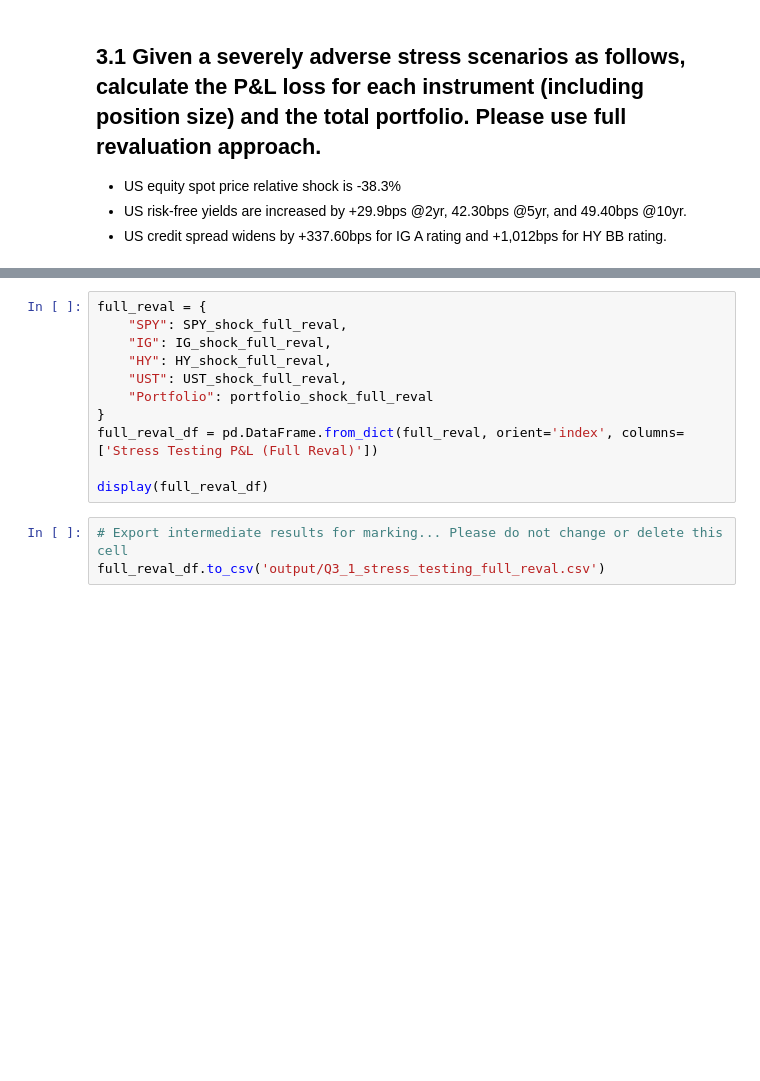
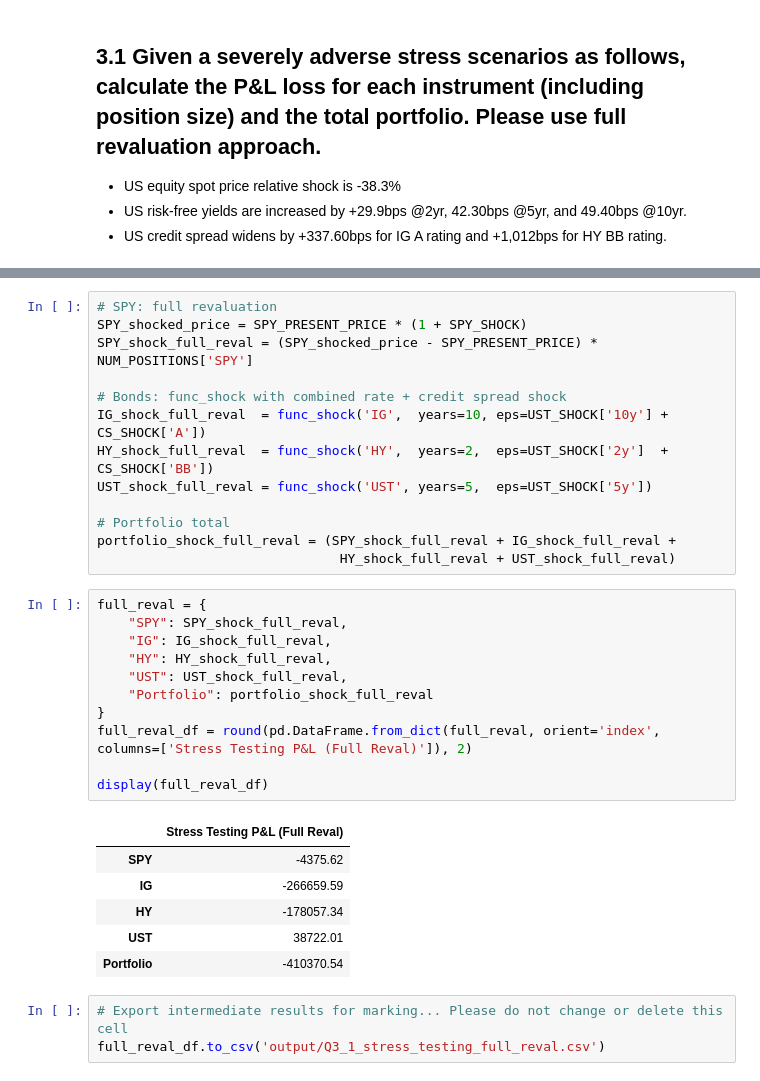
Before and after one commit to Thismv/Market-Risk-VaR-ES-Stress-Test, a Jupyter notebook: MR_starter.ipynb, the cells around one changed output, grey strips where cells are left out. Drawn from its saved outputs; the diff is of its cells as text; blank space fills up the shorter version.

```diff
--- a/MR_starter.ipynb
+++ b/MR_starter.ipynb
@@ -461,14 +520,34 @@ expected_shortfall_df.to_csv('output/Q2_3_expected_shortfall.csv')
+# %%
+# SPY: full revaluation
+SPY_shocked_price = SPY_PRESENT_PRICE * (1 + SPY_SHOCK)
+SPY_shock_full_reval = (SPY_shocked_price - SPY_PRESENT_PRICE) * NUM_POSITIONS['SPY']
+
+# Bonds: func_shock with combined rate + credit spread shock
+IG_shock_full_reval  = func_shock('IG',  years=10, eps=UST_SHOCK['10y'] + CS_SHOCK['A'])
+HY_shock_full_reval  = func_shock('HY',  years=2,  eps=UST_SHOCK['2y']  + CS_SHOCK['BB'])
+UST_shock_full_reval = func_shock('UST', years=5,  eps=UST_SHOCK['5y'])
+
+# Portfolio total
+portfolio_shock_full_reval = (SPY_shock_full_reval + IG_shock_full_reval +
+                               HY_shock_full_reval + UST_shock_full_reval)
 # %%
 full_reval = {
     "SPY": SPY_shock_full_reval,
     "IG": IG_shock_full_reval,
     "HY": HY_shock_full_reval,
     "UST": UST_shock_full_reval,
     "Portfolio": portfolio_shock_full_reval
 }
-full_reval_df = pd.DataFrame.from_dict(full_reval, orient='index', columns=['Stress Testing P&L (Full Reval)'])
+full_reval_df = round(pd.DataFrame.from_dict(full_reval, orient='index', columns=['Stress Testing P&L (Full Reval)']), 2)
 
 display(full_reval_df)
+# %% [output]
+|  | Stress Testing P&L (Full Reval) |
+| SPY | -4375.62 |
+| IG | -266659.59 |
+| HY | -178057.34 |
+| UST | 38722.01 |
+| Portfolio | -410370.54 |
 # %%
 # Export intermediate results for marking... Please do not change or delete this cell
 full_reval_df.to_csv('output/Q3_1_stress_testing_full_reval.csv')
```
Also changed, not shown: parts of 12 cells of this notebook.
